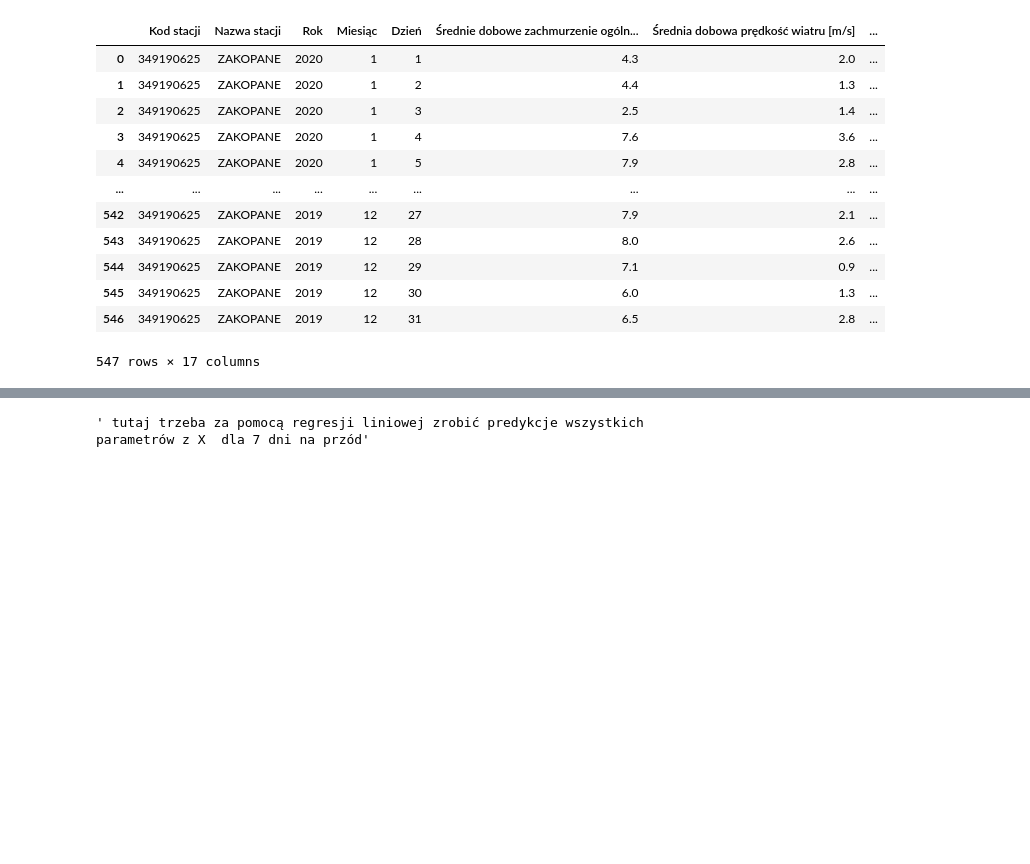
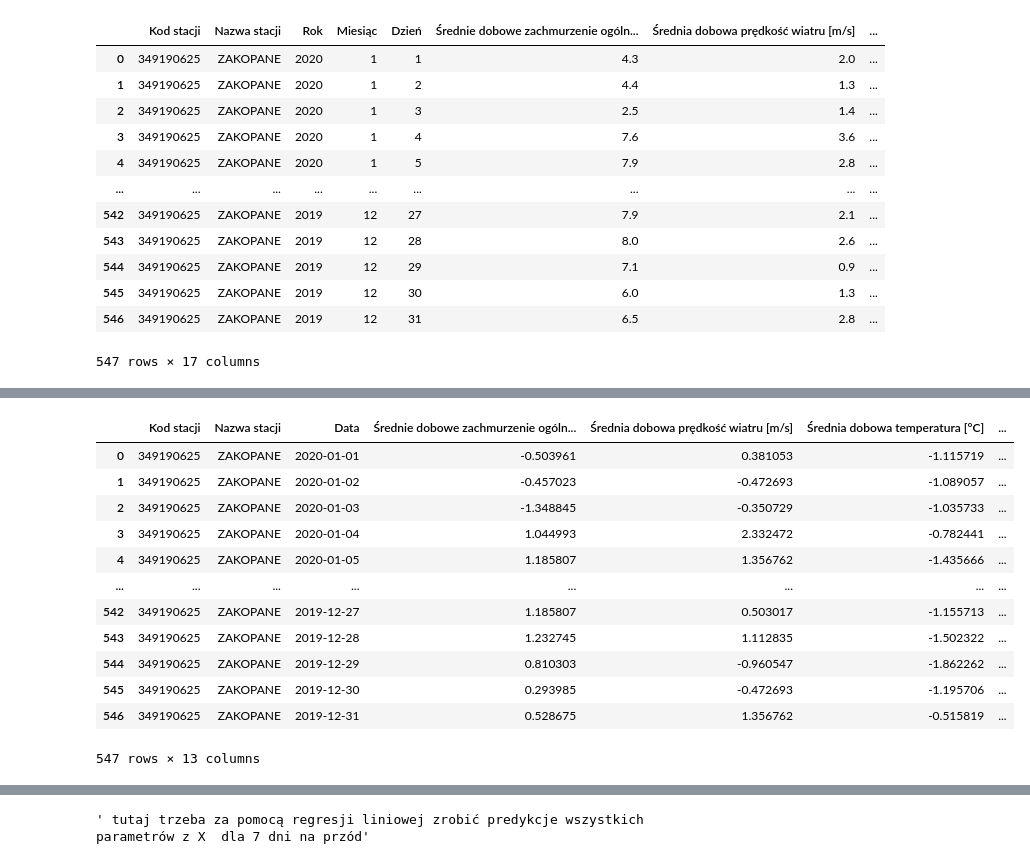
Before and after one commit to 9albert6/mkird, a Jupyter notebook: Models.ipynb, the cells around one changed output, grey strips where cells are left out. Saved outputs shown, nothing was run; the diff lists cells and outputs as text; code cells hidden in the pictures; blank space fills up the shorter version.

```diff
--- a/Models.ipynb
+++ b/Models.ipynb
@@ -78,0 +95,20 @@ normalize_particular_columns(df, columns_to_normalize)
+# %%
+date = pd.to_datetime((df['Rok']*10000+df['Miesiąc']*100+df['Dzień']).apply(str),format='%Y%m%d')
+df.insert(loc=2, column='Data', value=date)
+for i in range(0,3):
+    df = df.drop(df.columns[3],axis = 1)
+df
+# %% [output]
+|  | Kod stacji | Nazwa stacji | Data | Średnie dobowe zachmurzenie ogóln... | Średnia dobowa prędkość wiatru [m/s] | Średnia dobowa temperatura [°C] | ... |
+| 0 | 349190625 | ZAKOPANE | 2020-01-01 | -0.503961 | 0.381053 | -1.115719 | ... |
+| 1 | 349190625 | ZAKOPANE | 2020-01-02 | -0.457023 | -0.472693 | -1.089057 | ... |
+| 2 | 349190625 | ZAKOPANE | 2020-01-03 | -1.348845 | -0.350729 | -1.035733 | ... |
+| 3 | 349190625 | ZAKOPANE | 2020-01-04 | 1.044993 | 2.332472 | -0.782441 | ... |
+| 4 | 349190625 | ZAKOPANE | 2020-01-05 | 1.185807 | 1.356762 | -1.435666 | ... |
+| ... | ... | ... | ... | ... | ... | ... | ... |
+| 542 | 349190625 | ZAKOPANE | 2019-12-27 | 1.185807 | 0.503017 | -1.155713 | ... |
+| 543 | 349190625 | ZAKOPANE | 2019-12-28 | 1.232745 | 1.112835 | -1.502322 | ... |
+| 544 | 349190625 | ZAKOPANE | 2019-12-29 | 0.810303 | -0.960547 | -1.862262 | ... |
+| 545 | 349190625 | ZAKOPANE | 2019-12-30 | 0.293985 | -0.472693 | -1.195706 | ... |
+| 546 | 349190625 | ZAKOPANE | 2019-12-31 | 0.528675 | 1.356762 | -0.515819 | ... |
+547 rows × 13 columns
```
Also changed, not shown: parts of 3 cells of this notebook, 2 other files.
